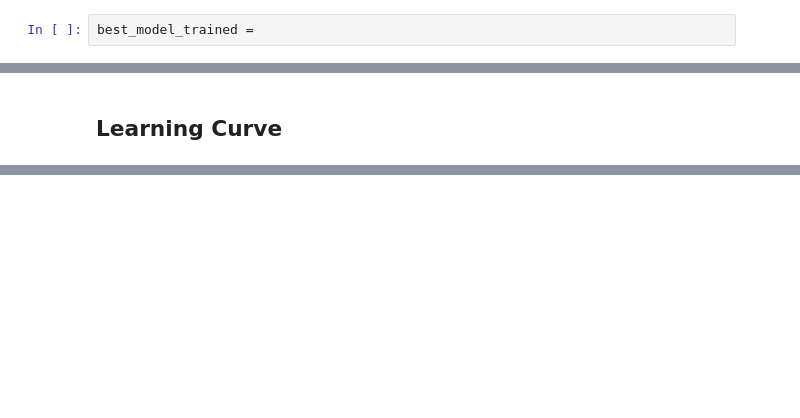
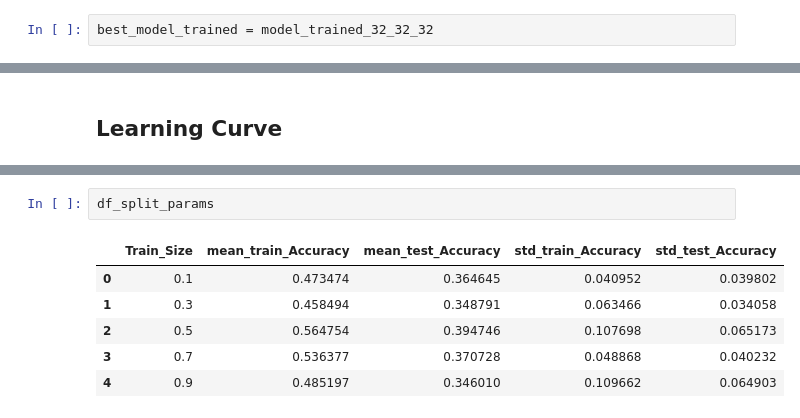
Before and after one commit to josearangos/Voice_Recognition, a Jupyter notebook: pipelines/Enfoque_Múltiples_Instancias/Multiples Instancias Parte 1/Pipeline_MLP_Multiples_Ins.ipynb, the cells around one changed output, grey strips where cells are left out. Cells and saved outputs as stored; diff of their text form; blank space fills up the shorter version.

Commit message:
MLP ready trained

```diff
--- a/pipelines/Enfoque_Múltiples_Instancias/Multiples Instancias Parte 1/Pipeline_MLP_Multiples_Ins.ipynb
+++ b/pipelines/Enfoque_Múltiples_Instancias/Multiples Instancias Parte 1/Pipeline_MLP_Multiples_Ins.ipynb
@@ -231,5 +286,5 @@ model_trained_40_40_40
 # %%
-best_model_trained =
+best_model_trained = model_trained_32_32_32
 # %% [markdown]
 ## 2. Evalución mejor modelo con el conjunto de test
 # %%
@@ -241,0 +327,9 @@ df_split_params = PIPELINE.learning_curve(best_model_trained,suptitle='', title=
+# %%
+df_split_params
+# %% [output]
+|  | Train_Size | mean_train_Accuracy | mean_test_Accuracy | std_train_Accuracy | std_test_Accuracy |
+| 0 | 0.1 | 0.473474 | 0.364645 | 0.040952 | 0.039802 |
+| 1 | 0.3 | 0.458494 | 0.348791 | 0.063466 | 0.034058 |
+| 2 | 0.5 | 0.564754 | 0.394746 | 0.107698 | 0.065173 |
+| 3 | 0.7 | 0.536377 | 0.370728 | 0.048868 | 0.040232 |
+| 4 | 0.9 | 0.485197 | 0.346010 | 0.109662 | 0.064903 |
```
Also changed, not shown: parts of 5 cells of this notebook, 1 other file.
